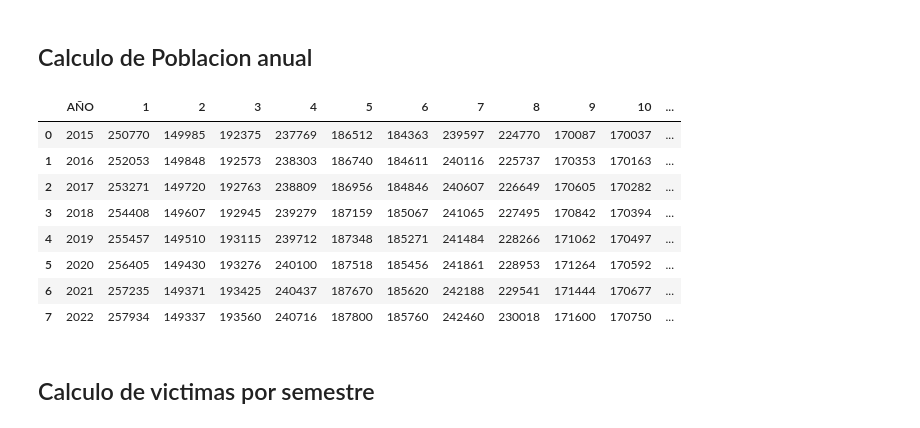
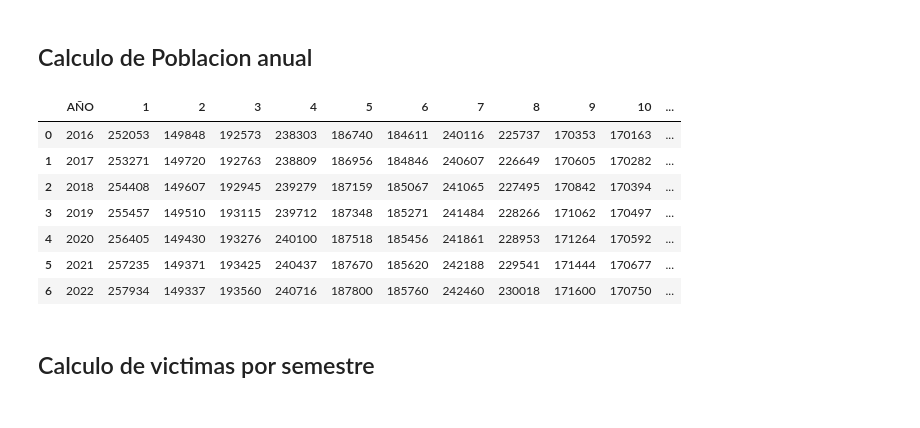
Before and after one commit to carocardenas0699/PI02---Data-Analysis, a Jupyter notebook: tablas_KPIs.ipynb, the cells around one changed output. Saved outputs shown, nothing was run; the diff lists cells and outputs as text; code cells hidden in the pictures.

```diff
--- a/tablas_KPIs.ipynb
+++ b/tablas_KPIs.ipynb
@@ -25,19 +25,18 @@ hechos
 # %% [markdown]
 ## Calculo de Poblacion anual
 # %%
-pob = pd.read_excel('Poblacion por comuna 2015a2022.xlsx')
+pob = pd.read_excel('Archivos Origen/Poblacion por comuna.xlsx')
 pob.rename(columns={'Año/Comuna':'AÑO'}, inplace=True)
 pob
 # %% [output]
 |  | AÑO | 1 | 2 | 3 | 4 | 5 | 6 | 7 | 8 | 9 | 10 | ... |
-| 0 | 2015 | 250770 | 149985 | 192375 | 237769 | 186512 | 184363 | 239597 | 224770 | 170087 | 170037 | ... |
-| 1 | 2016 | 252053 | 149848 | 192573 | 238303 | 186740 | 184611 | 240116 | 225737 | 170353 | 170163 | ... |
-| 2 | 2017 | 253271 | 149720 | 192763 | 238809 | 186956 | 184846 | 240607 | 226649 | 170605 | 170282 | ... |
-| 3 | 2018 | 254408 | 149607 | 192945 | 239279 | 187159 | 185067 | 241065 | 227495 | 170842 | 170394 | ... |
-| 4 | 2019 | 255457 | 149510 | 193115 | 239712 | 187348 | 185271 | 241484 | 228266 | 171062 | 170497 | ... |
-| 5 | 2020 | 256405 | 149430 | 193276 | 240100 | 187518 | 185456 | 241861 | 228953 | 171264 | 170592 | ... |
-| 6 | 2021 | 257235 | 149371 | 193425 | 240437 | 187670 | 185620 | 242188 | 229541 | 171444 | 170677 | ... |
-| 7 | 2022 | 257934 | 149337 | 193560 | 240716 | 187800 | 185760 | 242460 | 230018 | 171600 | 170750 | ... |
+| 0 | 2016 | 252053 | 149848 | 192573 | 238303 | 186740 | 184611 | 240116 | 225737 | 170353 | 170163 | ... |
+| 1 | 2017 | 253271 | 149720 | 192763 | 238809 | 186956 | 184846 | 240607 | 226649 | 170605 | 170282 | ... |
+| 2 | 2018 | 254408 | 149607 | 192945 | 239279 | 187159 | 185067 | 241065 | 227495 | 170842 | 170394 | ... |
+| 3 | 2019 | 255457 | 149510 | 193115 | 239712 | 187348 | 185271 | 241484 | 228266 | 171062 | 170497 | ... |
+| 4 | 2020 | 256405 | 149430 | 193276 | 240100 | 187518 | 185456 | 241861 | 228953 | 171264 | 170592 | ... |
+| 5 | 2021 | 257235 | 149371 | 193425 | 240437 | 187670 | 185620 | 242188 | 229541 | 171444 | 170677 | ... |
+| 6 | 2022 | 257934 | 149337 | 193560 | 240716 | 187800 | 185760 | 242460 | 230018 | 171600 | 170750 | ... |
 # %% [markdown]
 ## Calculo de victimas por semestre
 # %%
```
Also changed, not shown: parts of 4 cells of this notebook, 14 other files.
